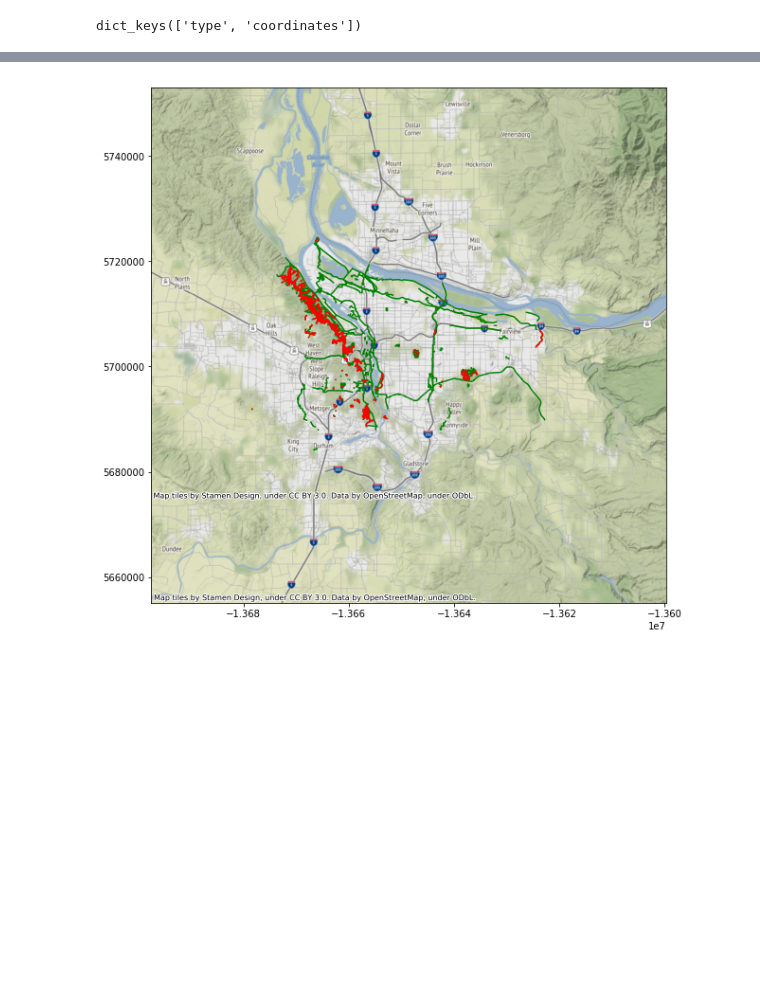
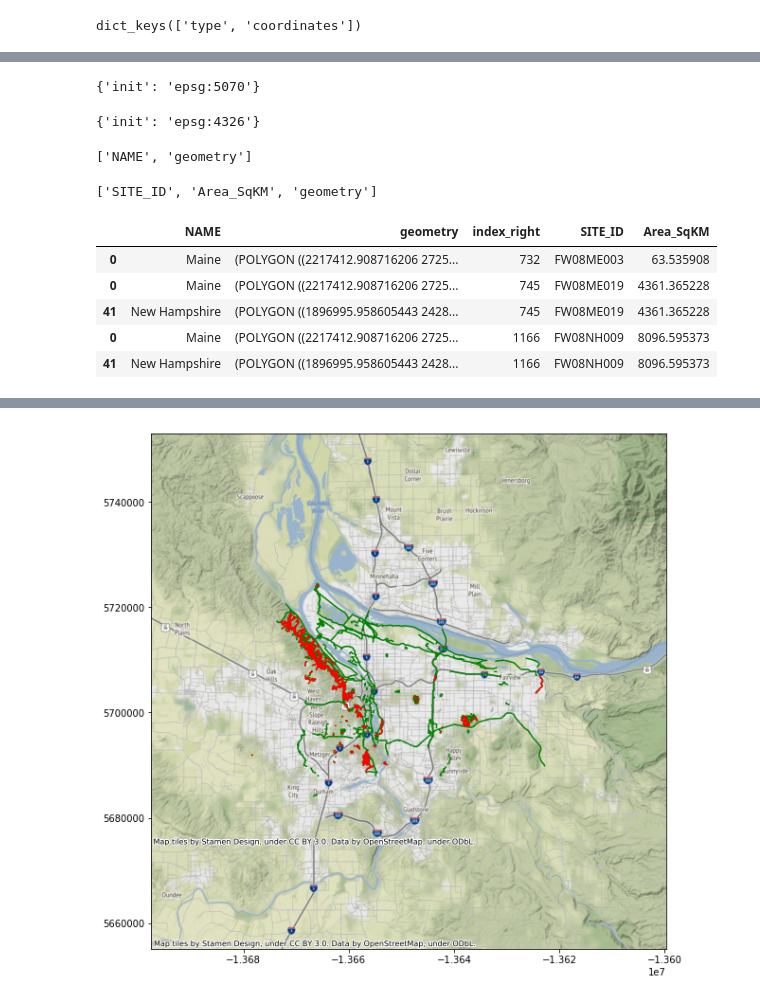
Before and after one commit to mhweber/GIS_Workgroup2019, a Jupyter notebook: Marc_GIS_Workgroup_2019.ipynb, the cells around one changed output, grey strips where cells are left out. Drawn from its saved outputs; the diff is of its cells as text; code cells hidden in the pictures; blank space fills up the shorter version.

```diff
--- a/Marc_GIS_Workgroup_2019.ipynb
+++ b/Marc_GIS_Workgroup_2019.ipynb
@@ -241,0 +227,30 @@ trails = gpd.read_file(url)
+# %%
+from IPython.core.interactiveshell import InteractiveShell
+InteractiveShell.ast_node_interactivity = "all"
+wshds.crs
+states.crs
+# %% [output]
+{'init': 'epsg:5070'}
+{'init': 'epsg:4326'}
+# %%
+states = states.to_crs(wshds.crs)
+# %%
+# drop some columns prior to joining
+# first we can remind ourselves of columns in each GeoDataFrame
+list(states)
+list(wshds)
+states = states.drop(['GEO_ID','STATE','LSAD','CENSUSAREA'], axis=1) # Explicitly drop
+wshds = wshds[['SITE_ID','Area_SqKM','geometry']] # Only keep these columns
+# %% [output]
+['NAME', 'geometry']
+['SITE_ID', 'Area_SqKM', 'geometry']
+# %%
+states_and_wshds = gpd.sjoin(states, wshds, how="inner", op='intersects')
+states_and_wshds.head()
+# %% [output]
+|  | NAME | geometry | index_right | SITE_ID | Area_SqKM |
+| 0 | Maine | (POLYGON ((2217412.908716206 2725... | 732 | FW08ME003 | 63.535908 |
+| 0 | Maine | (POLYGON ((2217412.908716206 2725... | 745 | FW08ME019 | 4361.365228 |
+| 41 | New Hampshire | (POLYGON ((1896995.958605443 2428... | 745 | FW08ME019 | 4361.365228 |
+| 0 | Maine | (POLYGON ((2217412.908716206 2725... | 1166 | FW08NH009 | 8096.595373 |
+| 41 | New Hampshire | (POLYGON ((1896995.958605443 2428... | 1166 | FW08NH009 | 8096.595373 |
```
Also changed, not shown: parts of 55 cells of this notebook.
